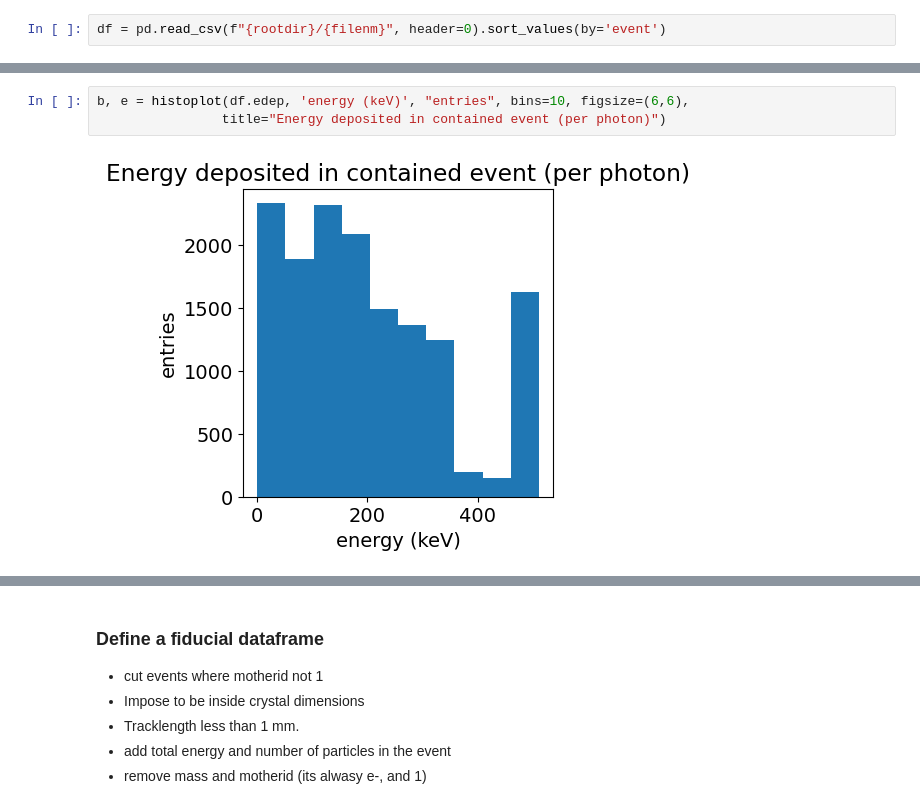
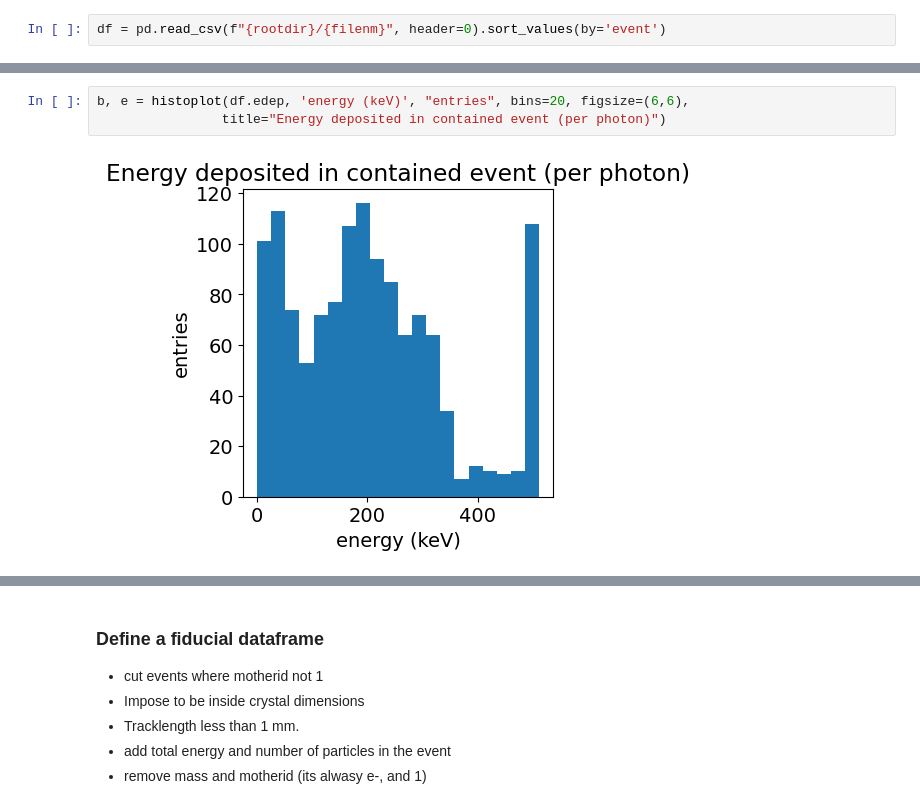
Before and after one commit to jjgomezcadenas/g4crysp, a Jupyter notebook: monolithicCrystal/crystalGI/nb/testCrystalGI.ipynb, the cells around one changed output, grey strips where cells are left out. Cells and saved outputs as stored; diff of their text form.

```diff
--- a/monolithicCrystal/crystalGI/nb/testCrystalGI.ipynb
+++ b/monolithicCrystal/crystalGI/nb/testCrystalGI.ipynb
@@ -37,5 +90,5 @@ df.head(10)
 # %%
-b, e = histoplot(df.edep, 'energy (keV)', "entries", bins=10, figsize=(6,6),
+b, e = histoplot(df.edep, 'energy (keV)', "entries", bins=20, figsize=(6,6),
                 title="Energy deposited in contained event (per photon)")
 # %% [output]
-[figure, old version]
+[figure, new version]
```
Also changed, not shown: parts of 84 cells of this notebook, 16 other files.
